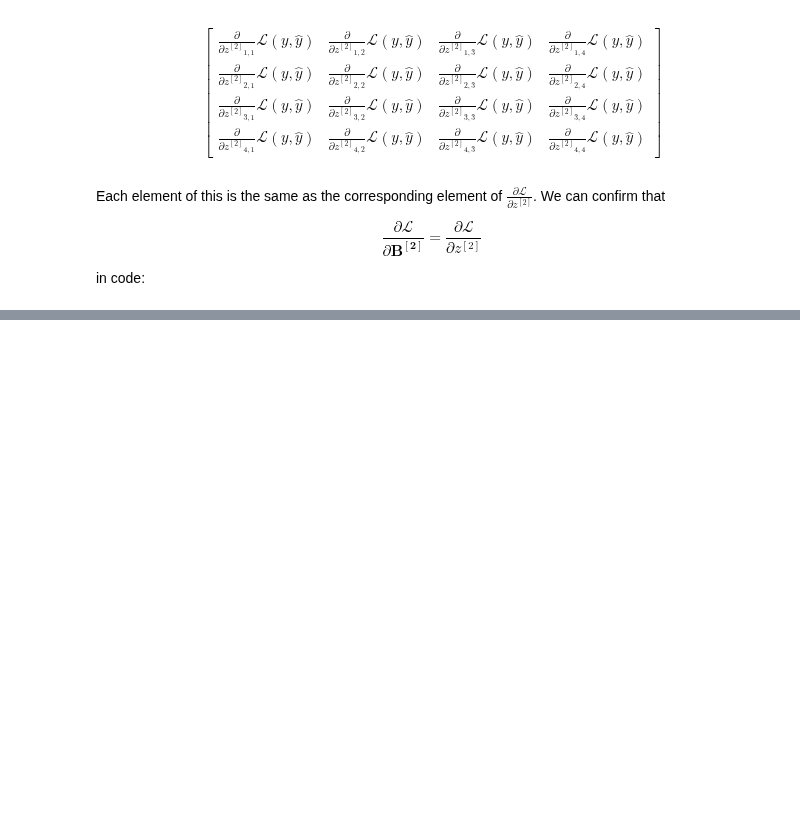
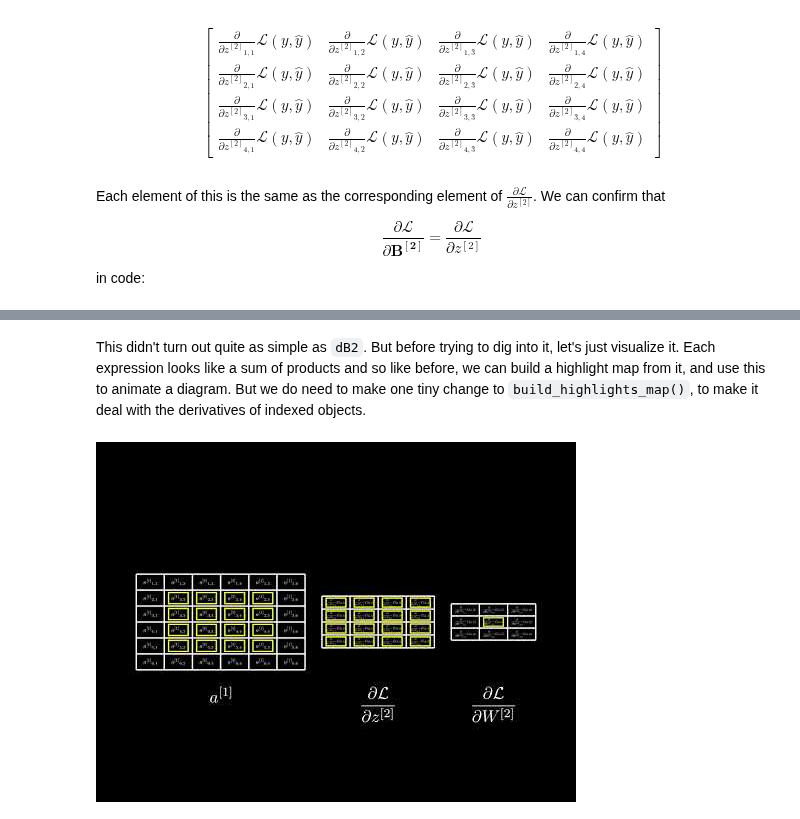
Before and after one commit to spather/sym-conv, a Jupyter notebook: notebooks/sym-conv.ipynb, the cells around one changed output, grey strips where cells are left out. Saved outputs shown, nothing was run; the diff lists cells and outputs as text; code cells hidden in the pictures; blank space fills up the shorter version.

```diff
--- a/notebooks/sym-conv.ipynb
+++ b/notebooks/sym-conv.ipynb
@@ -666,0 +685,2 @@ test_eq(dB2, dz2)
+# %% [markdown]
+This didn't turn out quite as simple as `dB2`. But before trying to dig into it, let's just visualize it. Each expression looks like a sum of products and so like before, we can build a highlight map from it, and use this to animate a diagram. But we do need to make one tiny change to `build_highlights_map()`, to make it deal with the derivatives of indexed objects.
@@ -666,0 +830,6 @@ test_eq(dB2, dz2)
+# %%
+#| echo: false
+video_id = 'avnGPLTbvGY'
+YouTubeVideo(video_id, allow_autoplay=True, loop=1, mute=1, playlist=video_id)
+# %% [output]
+[figure, added]
```
Also changed, not shown: parts of 5 cells of this notebook.
